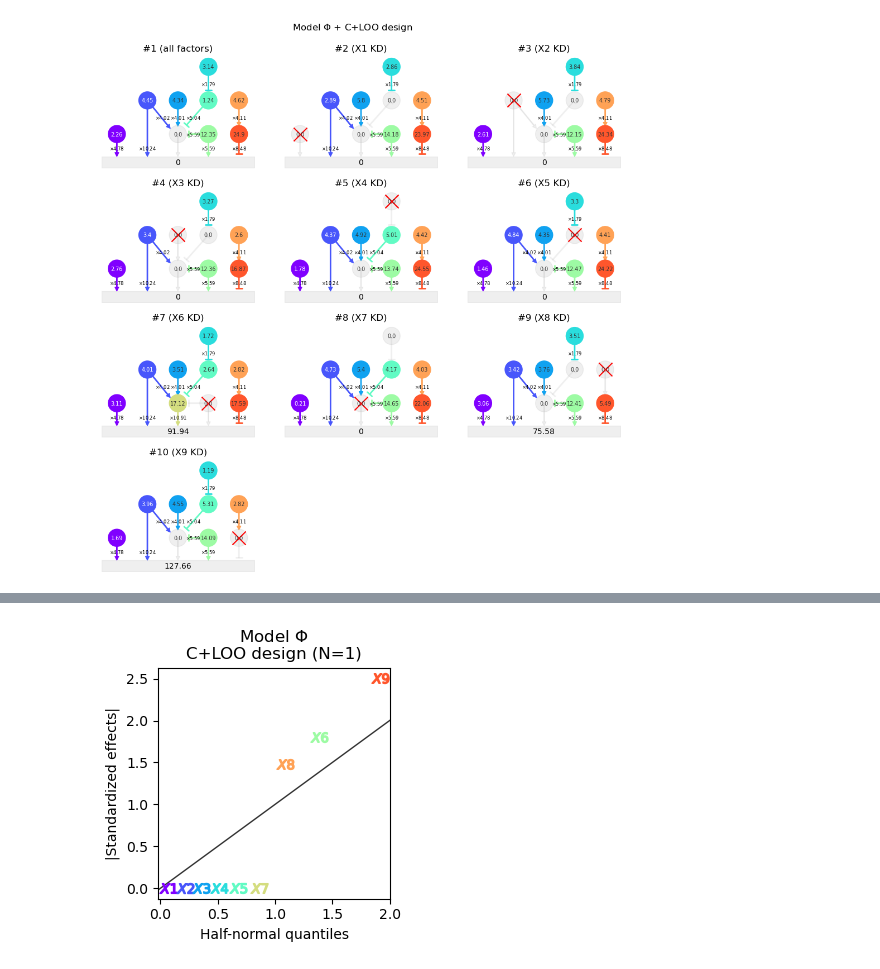
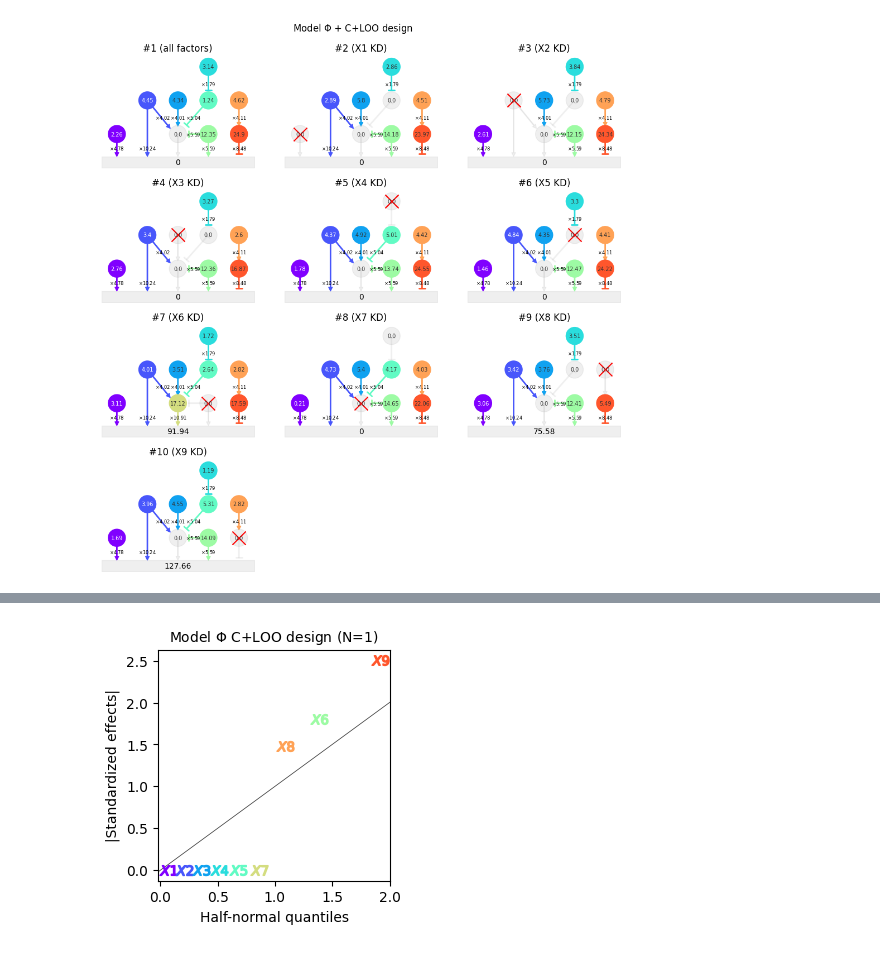
Before and after one commit to yo-aka-gene/WhyDOE, a Jupyter notebook: jupyternb/sim1_cloo.ipynb, the cells around one changed output, grey strips where cells are left out. Cells and saved outputs as stored; diff of their text form; code cells hidden in the pictures.

```diff
--- a/jupyternb/sim1_cloo.ipynb
+++ b/jupyternb/sim1_cloo.ipynb
@@ -23,7 +23,7 @@ class Config(NamedTuple):
         f"#{i + 1} ({'all factors' if i == 0 else f'X{i} KD'})" for i in range(9 + 1)
     ]
     preffix: str = ""
-    suffix: str = ""
+    suffix: str = ".pdf"
 
 conf = Config()
 # %%
@@ -54,10 +54,10 @@ fig, ax = plt.subplots(1, 3, figsize=(9, 6))
 for i, a in enumerate(ax):
     model.simulate(n_rep=i + 1)
     mlr = MLR(model)
-    mlr.plot(ax=a, anova=True)
+    mlr.plot(ax=a, anova=True, display_pvals=False, xscales=[1.1, 1.1])
 
-fig.suptitle(f"{model.metadata['design']}-based additive model for {model.name}", y=.95)
+fig.suptitle(f"{model.metadata['design']}-based additive model for {model.name}", y=.95);
 
-if conf.savefig:
-    fig.savefig(f"{conf.out}/{conf.preffix}sim_mlr{conf.suffix}", **kwarg_savefig)
+# if conf.savefig:
+#     fig.savefig(f"{conf.out}/{conf.preffix}sim_mlr{conf.suffix}", **kwarg_savefig)
 # %% [output]
@@ -78,7 +78,7 @@ if conf.savefig:
 # %%
-fig, ax = plt.subplots(figsize=(3, 6))
+fig, ax = plt.subplots(figsize=(3.6, 3.2))
 
-bio_multicomp(model, cmap=model.cmap, ax=ax, jitter_ratio=0.15, xscales=[1.6, 1.7])
+bio_multicomp(model, cmap=model.cmap, ax=ax, jitter_ratio=0.1, xscales=[1.6, 1.1], alpha=1)
 
 ax.set(title=f"{model.name} + {model.metadata['design']} design (N=3)")
 
@@ -124,7 +124,7 @@ def half_normal_plot(model, ax, **kwargs):
     ax.plot(
         np.linspace(min(xlim[0], ylim[0]), max(xlim[1], ylim[1]), 100),
         np.linspace(min(xlim[0], ylim[0]), max(xlim[1], ylim[1]), 100),
-        c=".2", zorder=-10, linewidth=1
+        c=".2", zorder=-10, linewidth=.5
     )
     ax.set_xlim(xlim)
     ax.set_ylim(ylim)
@@ -132,12 +132,12 @@ def half_normal_plot(model, ax, **kwargs):
 # %%
 fig, ax = plt.subplots(figsize=(3, 3))
 
 model.simulate(n_rep=1)
 half_normal_plot(model, ax, s=150)
 
-ax.set(title=f"{model.name}\n{model.design().name} design (N={model.metadata['n_rep']})")
+ax.set_title(f"{model.name} {model.design().name} design (N={model.metadata['n_rep']})", fontsize="medium")
 
 if conf.savefig:
     fig.savefig(f"{conf.out}/{conf.preffix}sim_halfnormal{conf.suffix}", **kwarg_savefig)
 # %% [output]
-[figure, old version]
+[figure, new version]
```
Also changed, not shown: parts of 4 cells of this notebook, 3 other files.
